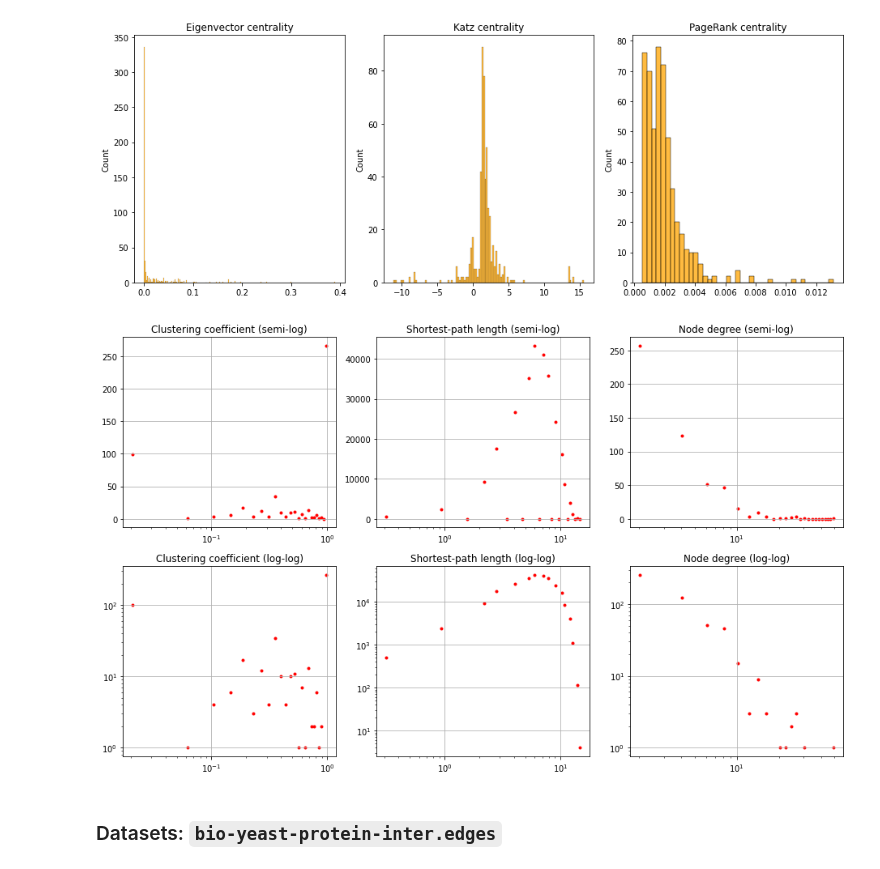
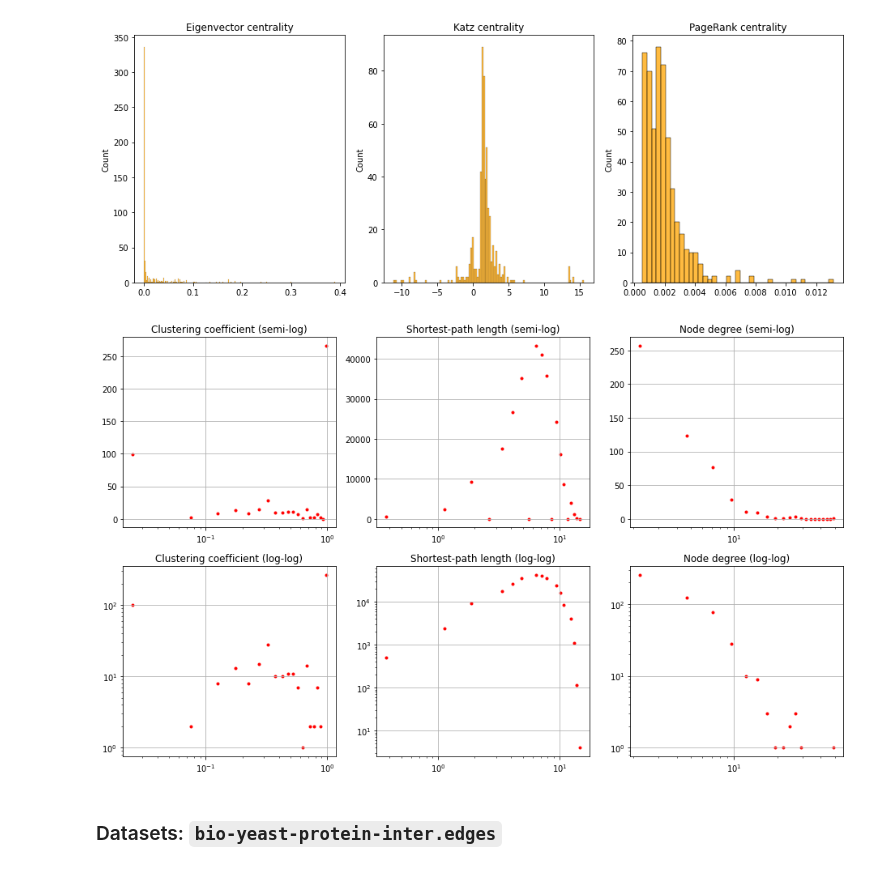
Before and after one commit to joshbrx/VoterModel_Network, a Jupyter notebook: Métricas, centralidades y manejo computacional de redes.ipynb, the cells around one changed output. Cells and saved outputs as stored; diff of their text form; code cells hidden in the pictures.

```diff
--- a/Métricas, centralidades y manejo computacional de redes.ipynb
+++ b/Métricas, centralidades y manejo computacional de redes.ipynb
@@ -268,16 +268,13 @@ def is_directed(edge_list):
 # ----------------------------------------------------
 def make_graph(edge_list):
     if is_directed(edge_list) == False:
-        if is_weighted(edge_list) == False:
-            G = nx.Graph()
-        else:
-            G = nx.MultiGraph()
+        G = nx.Graph()
     else:
-        if is_weighted(edge_list) == False:
-            G = nx.DiGraph()
-        else:
-            G = nx.MultiDiGraph()
-    G.add_edges_from(edge_list)
+        G = nx.DiGraph()
+    if is_weighted(edge_list) == False:
+        G.add_edges_from(edge_list)
+    else:
+        G.add_weighted_edges_from(edge_list, weight='weight')
     return G
 # ----------------------------------------------------
 def is_connected(G):
@@ -315,28 +312,36 @@ def grado_out_prom(G):
         s += B[key]
     return s/N
 # ----------------------------------------------------
-def analyse_graph(G, dict_E):
+def analyse_graph(G, dict_E, k=len(G)):
     dict_G = dict()
 
     if dict_E["Directed"] == True:
-        L = nx.directed_laplacian_matrix(G, weight="weight")
-        L_graph = plt.matshow(L, cmap='Greys')
+        while True:
+            try:
+                L = nx.directed_laplacian_matrix(G, weight="weight")
+                L_graph = plt.matshow(L, cmap='Greys')
+                plt.title("Laplacian matrix")
+            except MemoryError as err:
+                print(err)
+                break
         dict_G["In-degree"]  = grado_in_prom(G)
         dict_G["Out-degree"] = grado_out_prom(G)
-
     else:
         L = nx.laplacian_matrix(G, weight='weight')
         L_graph = plt.spy(L, markersize=1, c="black")
         dict_G["Degree"]     = grado_prom(G)
-    plt.title("Laplacian matrix")
+        plt.title("Laplacian matrix")
 
     dict_G["Clustering"]     = clustering_prom(G)
-    dict_G["Betweenness"]    = betweenness_prom(G)
+    dict_G["Betweenness"]    = betweenness_prom(G, k = k)
     dict_G["Shortest-path"]  = shortest_path_length_prom(G)
 
     if dict_E["Connected"] == True:
-        dict_G["Diameter"]     = nx.diameter(G)
-        dict_G["Eccentricity"] = eccentricity_prom(G)
+        if dict_E["Directed"] == False:
+            dict_G["Diameter"]     = nx.diameter(G)
+            dict_G["Eccentricity"] = eccentricity_prom(G)
+        else:
+            pass
     else:
         dict_G["Diameter"]     = float('inf')
         dict_G["Eccentricity"] = float('inf')
@@ -365,7 +370,7 @@ def analyse_coefficients(G, bins=10):
     s1 = np.array(s1)
     s2 = np.array(s2)
 #   ---------------------------------------------------------
-    if (type(G2) == "networkx.classes.digraph.DiGraph") or (type(G2) == "networkx.classes.digraph.MultiDiGraph"):
+    if (type(G) == "networkx.classes.digraph.DiGraph") or (type(G) == "networkx.classes.digraph.MultiDiGraph"):
         k_in, k_out = [], []
         B1 = dict(G.in_degree())
         B2 = dict(G.out_degree())
@@ -446,9 +451,9 @@ hist_centrality(G1, alpha_k=0.1, beta_k=1.0, delta_pr=0.85)
 # %% [output]
 [figure]
 # %%
-analyse_coefficients(G1, bins=24)
+analyse_coefficients(G1, bins=20)
 # %% [output]
-[figure, old version]
+[figure, new version]
 # %% [markdown]
 ### Datasets: `bio-yeast-protein-inter.edges`
 # %%
```
Also changed, not shown: parts of 20 cells of this notebook.
